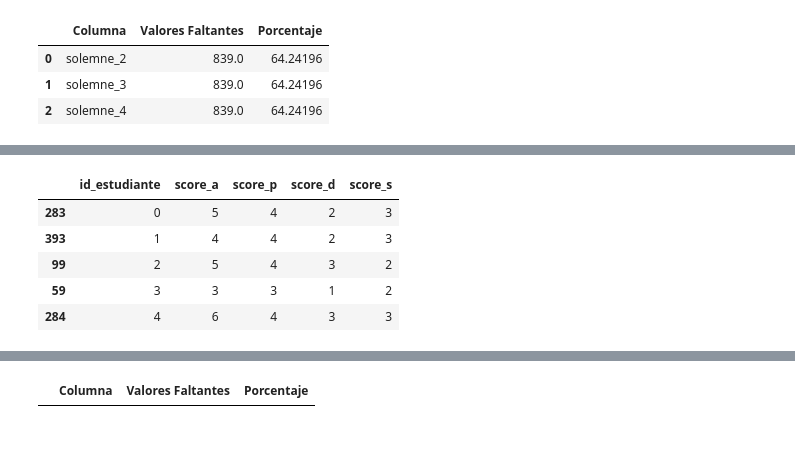
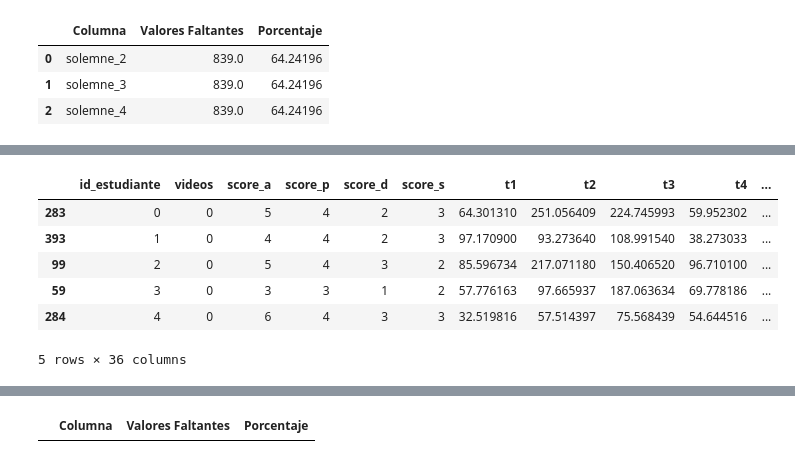
Before and after one commit to edgar-ramxs/RecSysUnab, a Jupyter notebook: RecSysUnab.ipynb, the cells around one changed output, grey strips where cells are left out. Drawn from its saved outputs; the diff is of its cells as text; code cells hidden in the pictures.

```diff
--- a/RecSysUnab.ipynb
+++ b/RecSysUnab.ipynb
@@ -754,23 +1031,22 @@ dataset.tail(10)
 # %%
 ### PRUEBA DIAGNOSTICO (DATA_A)
 
 # Filtrar y crear un nuevo DataFrame con columnas específicas del DataFrame original 'df_data_a'
-df_prueba_diagnostico = df_data_a[['score_a', 'score_p', 'score_d', 'score_s']]
+df_prueba_diagnostico = df_data_a[['rut', 'videos','score_a','score_p','score_d','score_s','t1','t2','t3','t4','t5','t6','r1','r2','r3','r4','r5','r6','p1','p2','p3','p4','p5','p6','op1','op2','op3','op4','op5','op6','sv1','sv2','sv3','sv4','sv5','sv6']]
 
 # Agregar una nueva columna 'id_estudiante' al DataFrame 'df_prueba_diagnostico' utilizando el identificador 'rut' del DataFrame original
-df_prueba_diagnostico['id_estudiante'] = df_data_a['rut']
-
-df_prueba_diagnostico = df_prueba_diagnostico[['id_estudiante', 'score_a', 'score_p', 'score_d', 'score_s']]
+df_prueba_diagnostico.columns=['id_estudiante','videos','score_a','score_p','score_d','score_s','t1','t2','t3','t4','t5','t6','r1','r2','r3','r4','r5','r6','p1','p2','p3','p4','p5','p6','op1','op2','op3','op4','op5','op6','sv1','sv2','sv3','sv4','sv5','sv6']
 
 # Mostrar las primeras cinco filas del DataFrame 'df_prueba_diagnostico' para verificar su contenido
 df_prueba_diagnostico.head()
 # %% [output]
-|  | id_estudiante | score_a | score_p | score_d | score_s |
-| 283 | 0 | 5 | 4 | 2 | 3 |
-| 393 | 1 | 4 | 4 | 2 | 3 |
-| 99 | 2 | 5 | 4 | 3 | 2 |
-| 59 | 3 | 3 | 3 | 1 | 2 |
-| 284 | 4 | 6 | 4 | 3 | 3 |
+|  | id_estudiante | videos | score_a | score_p | score_d | score_s | t1 | t2 | t3 | t4 | ... |
+| 283 | 0 | 0 | 5 | 4 | 2 | 3 | 64.301310 | 251.056409 | 224.745993 | 59.952302 | ... |
+| 393 | 1 | 0 | 4 | 4 | 2 | 3 | 97.170900 | 93.273640 | 108.991540 | 38.273033 | ... |
+| 99 | 2 | 0 | 5 | 4 | 3 | 2 | 85.596734 | 217.071180 | 150.406520 | 96.710100 | ... |
+| 59 | 3 | 0 | 3 | 3 | 1 | 2 | 57.776163 | 97.665937 | 187.063634 | 69.778186 | ... |
+| 284 | 4 | 0 | 6 | 4 | 3 | 3 | 32.519816 | 57.514397 | 75.568439 | 54.644516 | ... |
+5 rows × 36 columns
 # %%
 dataset
 # %% [output]
```
Also changed, not shown: parts of 73 cells of this notebook, 11 other files.
